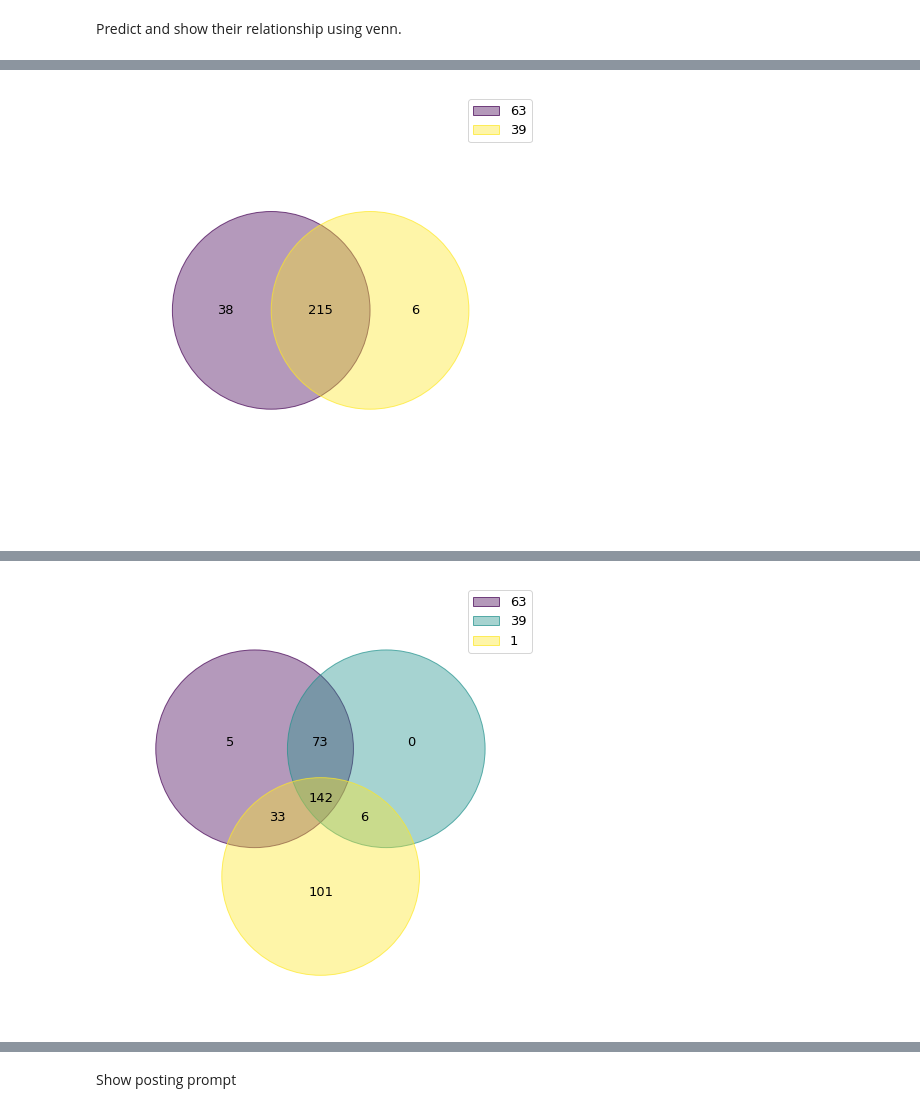
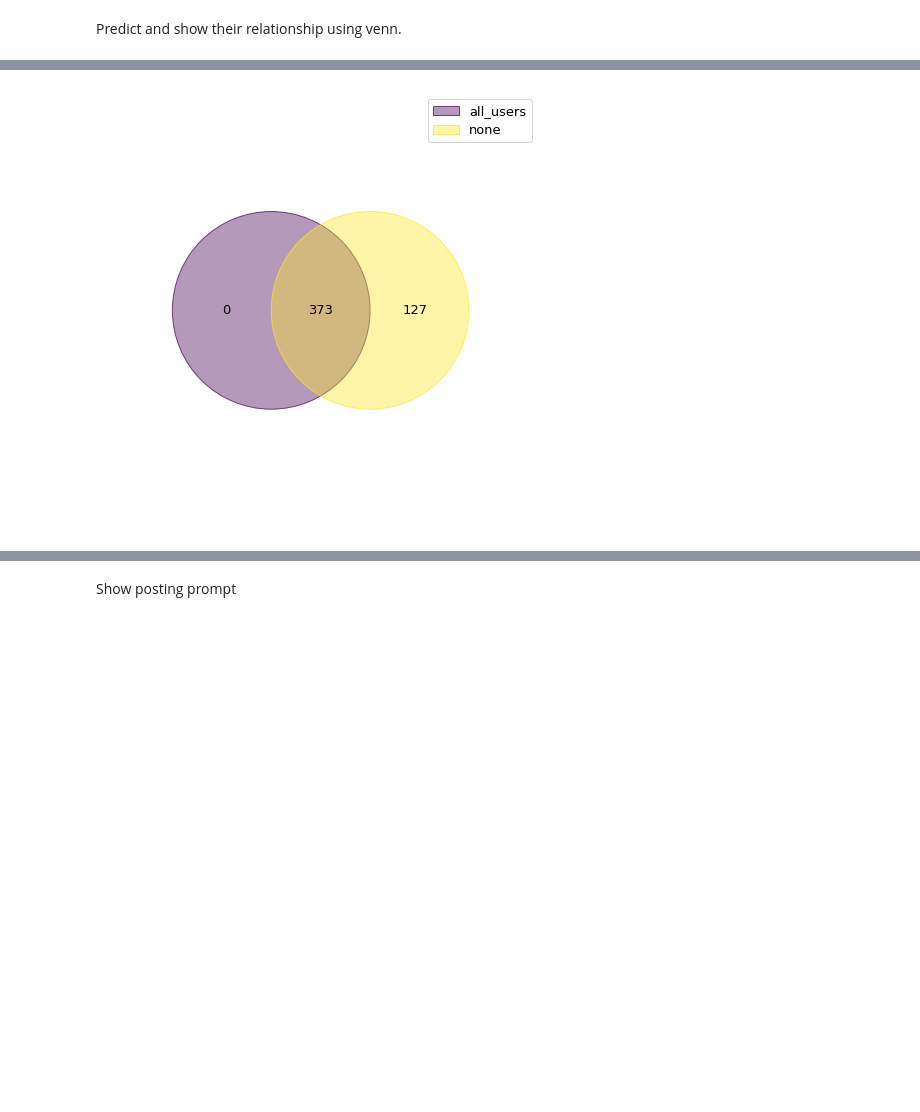
Before and after one commit to StanfordHCI/Curation-Modeling, a Jupyter notebook: curation.ipynb, the cells around one changed output, grey strips where cells are left out. Cells and saved outputs as stored; diff of their text form; code cells hidden in the pictures; blank space fills up the shorter version.

```diff
--- a/curation.ipynb
+++ b/curation.ipynb
@@ -252,7 +260,7 @@ Select a subreddit from the most popular subreddits
 # %%
 selected_subreddit = None
 selected_subreddit = config["selected_subreddit"]
-selected_subreddit = "r/technology"
+selected_subreddit = "r/Jokes"
 # selected_subreddit = "r/Feminism r/MensRights r/lesbian r/LesbianActually r/gay r/trans" # r/politics_r/Conservative_r/Liberal_r/Republican_r/democrats_r/VoteBlue
 # selected_subreddit = "r/politics r/Conservative r/Liberal r/Republican r/democrats r/VoteBlue r/Feminism r/MensRights"
 # %%
@@ -832,7 +833,7 @@ pred_group_votes_info = {}
 ⭐️ Set parameters
 # %%
 batch_size = 1024
-upvote_ratio_thres = 0.5 # TODO: # config["upvote_ratio_thres"]
+upvote_ratio_thres = 0.35 # TODO: # config["upvote_ratio_thres"]
 upvote_confidence_thres = 0.5 # config["upvote_confidence_thres"] # TODO:
 # %% [markdown]
 Predict and show their relationship using venn.
@@ -843,6 +844,7 @@ def predict_groups_preferences(config, model, users_in_groups, unique_submission
     # users_in_groups = existing_user_votes.most_common(3)
     groups_preferred_submissions = {}
     groups_preferred_submissions_text = {}
+    groups_curator_upvote_rate_content = {}
     # groups_submission_upvote_count_matrix = np.zeros([len(users_in_groups), len(unique_submissions)])
     groups_submission_upvote_count_matrix = pd.DataFrame(np.zeros([len(users_in_groups), len(unique_submissions)]), index = list(users_in_groups.keys()))
     unique_submissions_ids = list(unique_submissions.keys())
@@ -851,9 +853,10 @@ def predict_groups_preferences(config, model, users_in_groups, unique_submission
         shutil.rmtree(config["preferred_submissions_venn_figure_dir"])
     os.makedirs(config["preferred_submissions_venn_figure_dir"], exist_ok=True)
     for group_x in users_in_groups:
-        if ((not ("political_affiliation" in user_grouping_method)) and (not ("interest" in user_grouping_method)) and (not ("url" in user_grouping_method)) and (not ("upvote_downvote" in user_grouping_method))) and (((not ("single_user_as_group" in user_grouping_method and len(users_in_groups[group_x]) == 1)) and (not ("none" in user_grouping_method and len(users_in_groups[group_x]) == 0)) and len(users_in_groups[group_x]) <= config["group_user_num_lower_thres"]) or ("all_user_as_group" not in user_grouping_method and len(users_in_groups[group_x]) > config["group_user_num_upper_thres"])): # keep middle sized centers
+        if ((not ("political_affiliation" in user_grouping_method)) and (not ("interest" in user_grouping_method)) and (not ("url" in user_grouping_method)) and (not ("upvote_downvote" in user_grouping_method))) and (((not ("single_user_as_group" in user_grouping_method and len(users_in_groups[group_x]) == 1)) and (not ("none" in user_grouping_method)) and len(users_in_groups[group_x]) <= config["group_user_num_lower_thres"]) or ("all_user_as_group" not in user_grouping_method and len(users_in_groups[group_x]) > config["group_user_num_upper_thres"])): # keep middle sized centers
+            print(f"skipping group {group_x}")
             continue
-        if len(users_in_groups[group_x]) == 0:
+        if len(users_in_groups[group_x]) == 0 and group_x != "none":
             continue
         if group_centers is not None: # only keep not similar centers
             group_x_center = group_centers[group_x]
@@ -884,18 +887,26 @@ def predict_groups_preferences(config, model, users_in_groups, unique_submission
         elif len(users_in_groups[group_x]) == 0: # no user in this group, i.e., without curation, just count real votes
             group_x_submission_votes, group_x_confidence, pred_group_x_subreddit_submission_vote_score_matrix, pred_group_x_subreddit_submission_vote_matrix = get_group_users_real_vote(list(selected_subreddit_active_user_i_user_map.values()), unique_submissions, existing_votes, metric = "upvote_rate")
 
-        group_x_preferred_submissions, group_x_preferred_submissions_ranking = get_group_users_preferred_submissions(group_x_submission_votes, upvote_ratio_thres = upvote_ratio_thres)
+        # cluster content into different curator upvote rate
+        curator_upvote_rate_content = defaultdict(list)
+        for submission_id in group_x_submission_votes:
+            curator_upvote_rate_round = int(group_x_submission_votes[submission_id][-1] * 10)/10
+            curator_upvote_rate_content[curator_upvote_rate_round].extend(get_submissions_text([submission_id], submission_text_map))
+        groups_curator_upvote_rate_content[group_x] = curator_upvote_rate_content
+
+        group_x_preferred_submissions, group_x_preferred_submissions_ranking = get_group_users_preferred_submissions(group_x_submission_votes, upvote_ratio_thres = upvote_ratio_thres, broadcast = len(users_in_groups[group_x]) == 0)
+
 
         pred_group_x_subreddit_submission_vote_matrix_np = pred_group_x_subreddit_submission_vote_matrix[unique_submissions_ids].to_numpy()
-        pred_group_x_subreddit_submission_vote_matrix_np = pred_group_x_subreddit_submission_vote_matrix_np[pred_group_x_subreddit_submission_vote_matrix_np.sum(axis=1) >= 0]
-        groups_submission_upvote_count_matrix.loc[group_x] = pred_group_x_subreddit_submission_vote_matrix_np.sum(axis=0).astype(float)/len(pred_group_x_subreddit_submission_vote_matrix_np)
+        pred_group_x_subreddit_submission_vote_matrix_np = pred_group_x_subreddit_submission_vote_matrix_np[pred_group_x_subreddit_submission_vote_matrix_np.sum(axis=1) != 0]
+        groups_submission_upvote_count_matrix.loc[group_x] = (pred_group_x_subreddit_submission_vote_matrix_np == 1).sum(axis=0).astype(float)/len(pred_group_x_subreddit_submission_vote_matrix_np)
 
 
         group_x_preferred_ranked_submissions = group_x_preferred_submissions_ranking[:len(group_x_preferred_submissions)]
         groups_preferred_submissions[group_x] = group_x_preferred_ranked_submissions # group_x_preferred_submissions
 
         # convert submission text content
-        group_x_preferred_ranked_submissions_text = get_submissions_text(group_x_preferred_ranked_submissions, subreddit_test_submissions, selected_subreddit)
+        group_x_preferred_ranked_submissions_text = get_submissions_text(group_x_preferred_ranked_submissions, submission_text_map)
         groups_preferred_submissions_text[group_x] = group_x_preferred_ranked_submissions_text
 
         ################# Display submissions preferred by each group of users ######################
@@ -917,8 +928,8 @@ def predict_groups_preferences(config, model, users_in_groups, unique_submission
                 figure_path = f"{config['preferred_submissions_venn_figure_dir']}/{len(groups_preferred_submissions)}_groups.png"
                 ax.figure.savefig(figure_path)
                 debug(f"Figure saved in {figure_path}")
-    return groups_preferred_submissions, groups_preferred_submissions_text, groups_submission_upvote_count_matrix
+    return groups_preferred_submissions, groups_preferred_submissions_text, groups_submission_upvote_count_matrix, groups_curator_upvote_rate_content
 
 model = model.to(model.device); model.eval()
-groups_preferred_submissions, groups_preferred_submissions_text, groups_submission_upvote_count_matrix = predict_groups_preferences(config, model, users_in_groups, submissions_before_curation, subreddit_test_submissions, selected_subreddit, group_centers=group_centers, user_grouping_method=user_grouping_method, existing_votes=existing_votes, existing_user_updown_votes=existing_user_updown_votes, pred_group_votes_info = pred_group_votes_info, upvote_ratio_thres = upvote_ratio_thres, upvote_confidence_thres=upvote_confidence_thres, selected_subreddit_active_user_i_user_map=selected_subreddit_active_user_i_user_map, extra_input=extra_input)
+groups_preferred_submissions, groups_preferred_submissions_text, groups_submission_upvote_count_matrix, groups_curator_upvote_rate_content = predict_groups_preferences(config, model, users_in_groups, submissions_before_curation, subreddit_test_submissions, selected_subreddit, group_centers=group_centers, user_grouping_method=user_grouping_method, existing_votes=existing_votes, existing_user_updown_votes=existing_user_updown_votes, pred_group_votes_info = pred_group_votes_info, upvote_ratio_thres = upvote_ratio_thres, upvote_confidence_thres=upvote_confidence_thres, selected_subreddit_active_user_i_user_map=selected_subreddit_active_user_i_user_map, extra_input=extra_input)
 # %% [output]
@@ -940,0 +960 @@ Predicting group 39 with 29 users
+[figure, new version]
@@ -945 +964,0 @@ Users in group 39 prefers 221/500 submissions (%upvotes ≥ 0.5)
-[figure, old version]
@@ -958 +964,0 @@ Users in group 1 prefers 282/500 submissions (%upvotes ≥ 0.5)
-[figure, removed]
```
Also changed, not shown: parts of 19 cells of this notebook, 5 other files.
